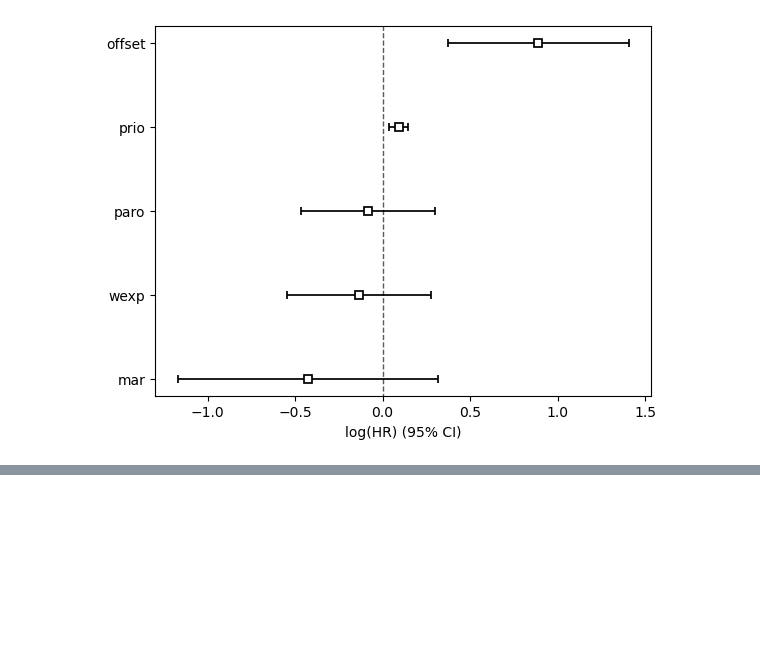
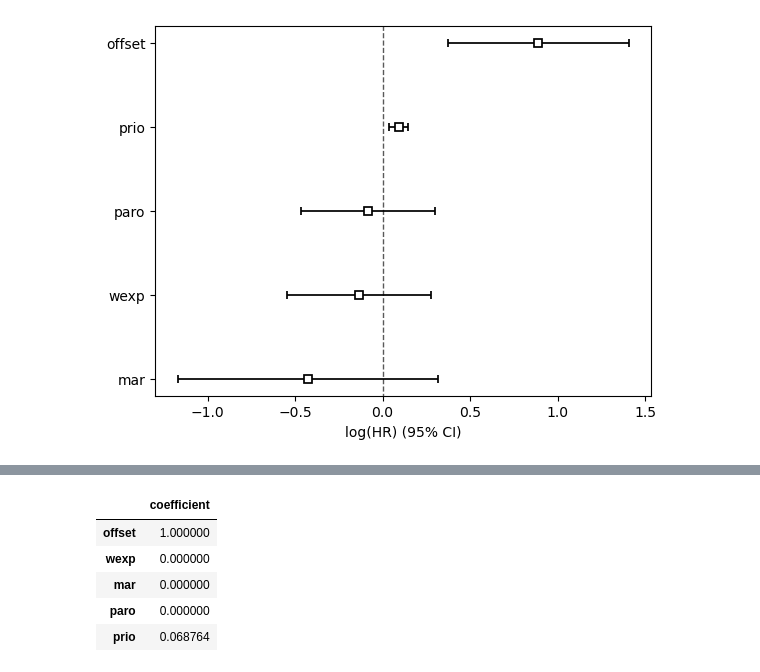
Before and after one commit to arcticronin/CoPLaS, a Jupyter notebook: lifelinesmodel.ipynb, the cells around one changed output, grey strips where cells are left out. Saved outputs shown, nothing was run; the diff lists cells and outputs as text; code cells hidden in the pictures; blank space fills up the shorter version.

```diff
--- a/lifelinesmodel.ipynb
+++ b/lifelinesmodel.ipynb
@@ -223,0 +246,3 @@ rpy2.robjects.vectors.ListVector
+# %%
+offset_row = pd.DataFrame({'coefficient': [1]})
+offset_row.index = ['offset']
@@ -223,0 +255,11 @@ rpy2.robjects.vectors.ListVector
+# %%
+coefficients_with_offset = pd.concat([offset_row, coefficient_df])
+# %%
+coefficients_with_offset
+# %% [output]
+|  | coefficient |
+| offset | 1.000000 |
+| wexp | 0.000000 |
+| mar | 0.000000 |
+| paro | 0.000000 |
+| prio | 0.068764 |
```
Also changed, not shown: parts of 9 cells of this notebook, 6 other files.
